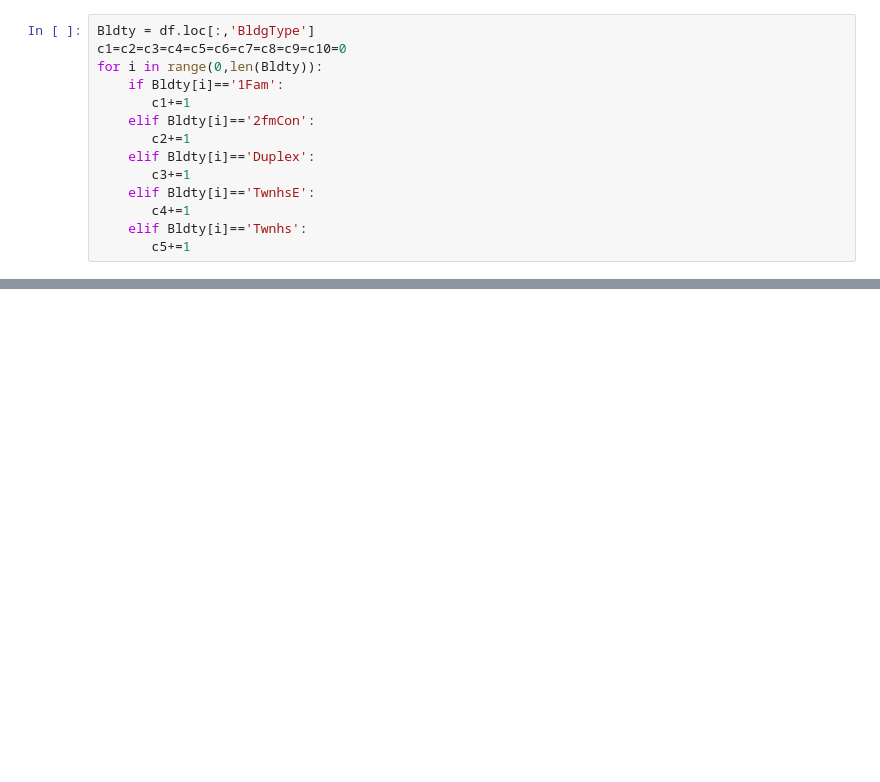
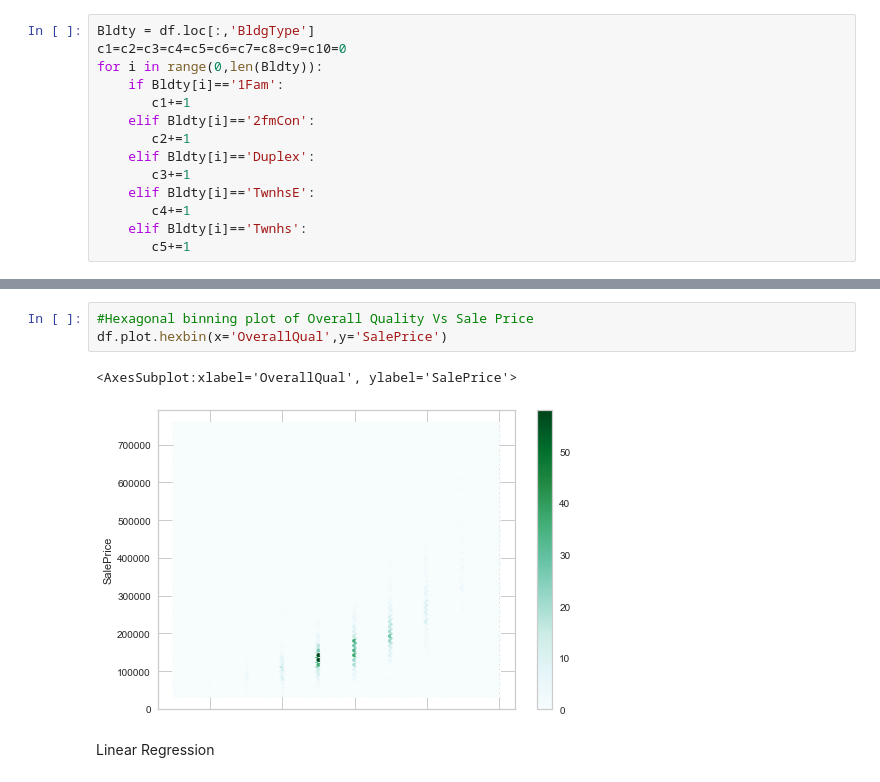
Before and after one commit to AnjuAnnPaul/Final-Project, a Jupyter notebook: House Price Prediction.ipynb, the cells around one changed output, grey strips where cells are left out. Cells and saved outputs as stored; diff of their text form; blank space fills up the shorter version.

```diff
--- a/House Price Prediction.ipynb
+++ b/House Price Prediction.ipynb
@@ -213,0 +275,8 @@ df.plot.scatter(x='BldgType',y='SalePrice')
+# %%
+#Hexagonal binning plot of Overall Quality Vs Sale Price
+df.plot.hexbin(x='OverallQual',y='SalePrice')
+# %% [output]
+<AxesSubplot:xlabel='OverallQual', ylabel='SalePrice'>
+[figure, added]
+# %% [markdown]
+Linear Regression
```
Also changed, not shown: parts of 86 cells of this notebook.
